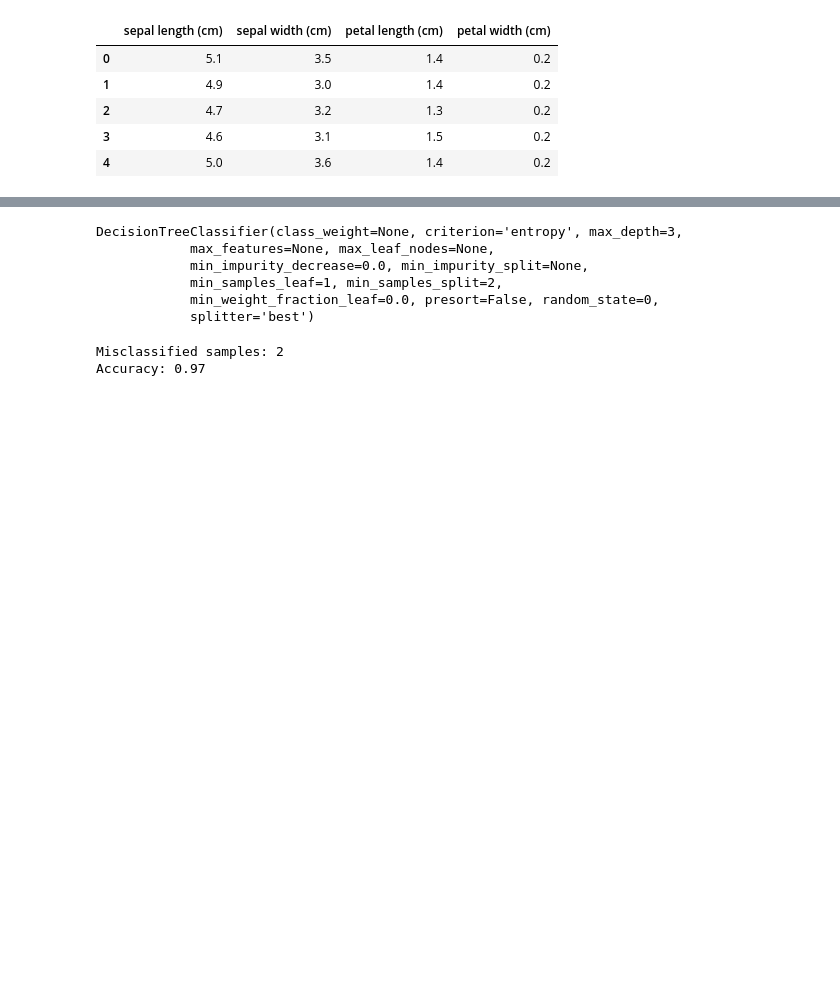
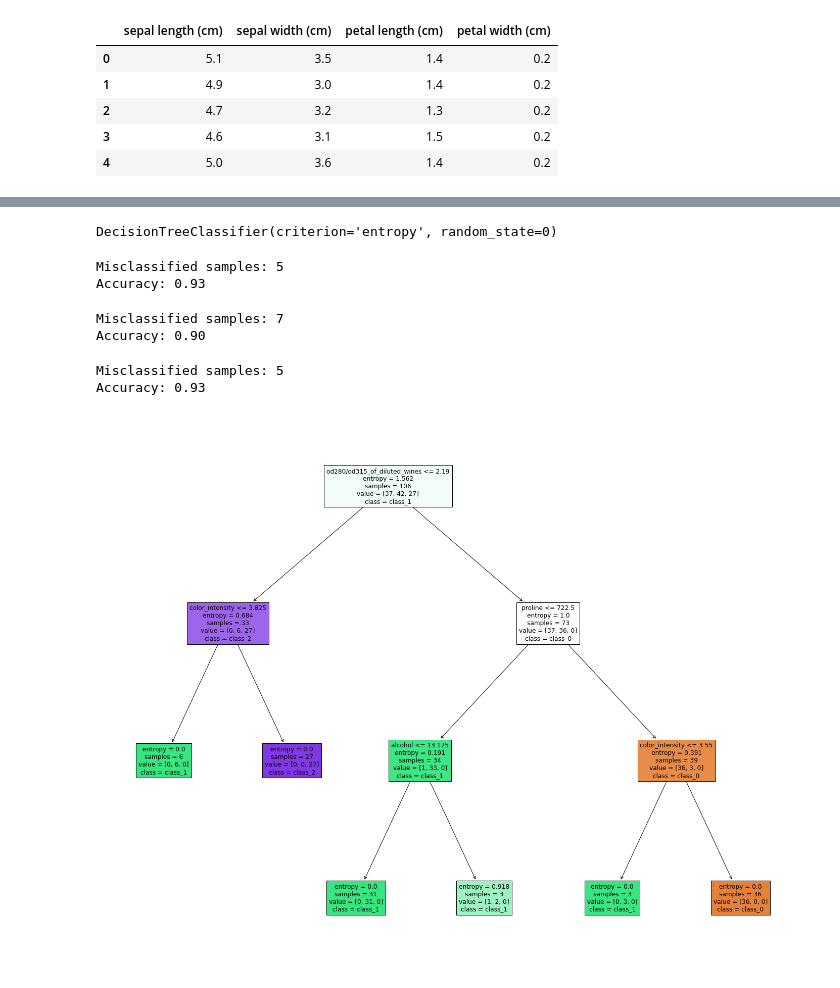
Before and after one commit to navagg/ML_notebooks, a Jupyter notebook: 9_DecisionTree.ipynb, the cells around one changed output, grey strips where cells are left out. Drawn from its saved outputs; the diff is of its cells as text; code cells hidden in the pictures; blank space fills up the shorter version.

```diff
--- a/9_DecisionTree.ipynb
+++ b/9_DecisionTree.ipynb
@@ -16,3 +16,7 @@ iris_df.head()
 | 2 | 4.7 | 3.2 | 1.3 | 0.2 |
 | 3 | 4.6 | 3.1 | 1.5 | 0.2 |
 | 4 | 5.0 | 3.6 | 1.4 | 0.2 |
+# %%
+wine = datasets.load_wine()
+wine_df = pd.DataFrame(wine.data, columns=wine.feature_names)
+wine_df.head()
@@ -20,15 +31,18 @@ iris_df.head()
 X = iris.data
 y = iris.target
 X_train, X_test, y_train, y_test = train_test_split(X, y, test_size=0.4, random_state=4)
-# %%
-tree.dtree = tree.DecisionTreeClassifier(criterion='entropy', max_depth=3, random_state=0)
-dtree.fit(X_train, y_train)
-# %% [output]
-DecisionTreeClassifier(class_weight=None, criterion='entropy', max_depth=3,
-            max_features=None, max_leaf_nodes=None,
-            min_impurity_decrease=0.0, min_impurity_split=None,
-            min_samples_leaf=1, min_samples_split=2,
-            min_weight_fraction_leaf=0.0, presort=False, random_state=0,
-            splitter='best')
+# %%
+X = wine.data
+y = wine.target
+X_train, X_test, y_train, y_test = train_test_split(X, y, test_size=0.4, random_state=4)
+# %%
+dtree_ent= tree.DecisionTreeClassifier(criterion='entropy', max_depth=3, random_state=0)
+dtree_gini = tree.DecisionTreeClassifier(criterion='gini', max_depth=3, random_state=0)
+dtree_max = tree.DecisionTreeClassifier(criterion='entropy', random_state=0)
+dtree_ent.fit(X_train, y_train)
+dtree_gini.fit(X_train, y_train)
+dtree_max.fit(X_train, y_train)
+# %% [output]
+DecisionTreeClassifier(criterion='entropy', random_state=0)
 # %%
 # use the model to make predictions with the test data
@@ -36,9 +52,33 @@ y_pred = dtree.predict(X_test)
 # %%
 # how did our model perform?
-count_misclassified = (y_test != y_pred).sum()
+count_misclassified = (y_test != y_pred_ent).sum()
 print('Misclassified samples: {}'.format(count_misclassified))
-accuracy = metrics.accuracy_score(y_test, y_pred)
+accuracy = metrics.accuracy_score(y_test, y_pred_ent)
 print('Accuracy: {:.2f}'.format(accuracy))
 # %% [output]
-Misclassified samples: 2
-Accuracy: 0.97
+Misclassified samples: 5
+Accuracy: 0.93
+# %%
+count_misclassified = (y_test != y_pred_gini).sum()
+print('Misclassified samples: {}'.format(count_misclassified))
+accuracy = metrics.accuracy_score(y_test, y_pred_gini)
+print('Accuracy: {:.2f}'.format(accuracy))
+# %% [output]
+Misclassified samples: 7
+Accuracy: 0.90
+# %%
+count_misclassified = (y_test != y_pred_max).sum()
+print('Misclassified samples: {}'.format(count_misclassified))
+accuracy = metrics.accuracy_score(y_test, y_pred_max)
+print('Accuracy: {:.2f}'.format(accuracy))
+# %% [output]
+Misclassified samples: 5
+Accuracy: 0.93
+# %%
+fig = plt.figure(figsize=(25,20))
+_ = tree.plot_tree(dtree_ent,
+                   feature_names=wine.feature_names,
+                   class_names=wine.target_names,
+                   filled=True)
+# %% [output]
+[figure, added]
```
Also changed, not shown: parts of 5 cells of this notebook, 6 other files.
